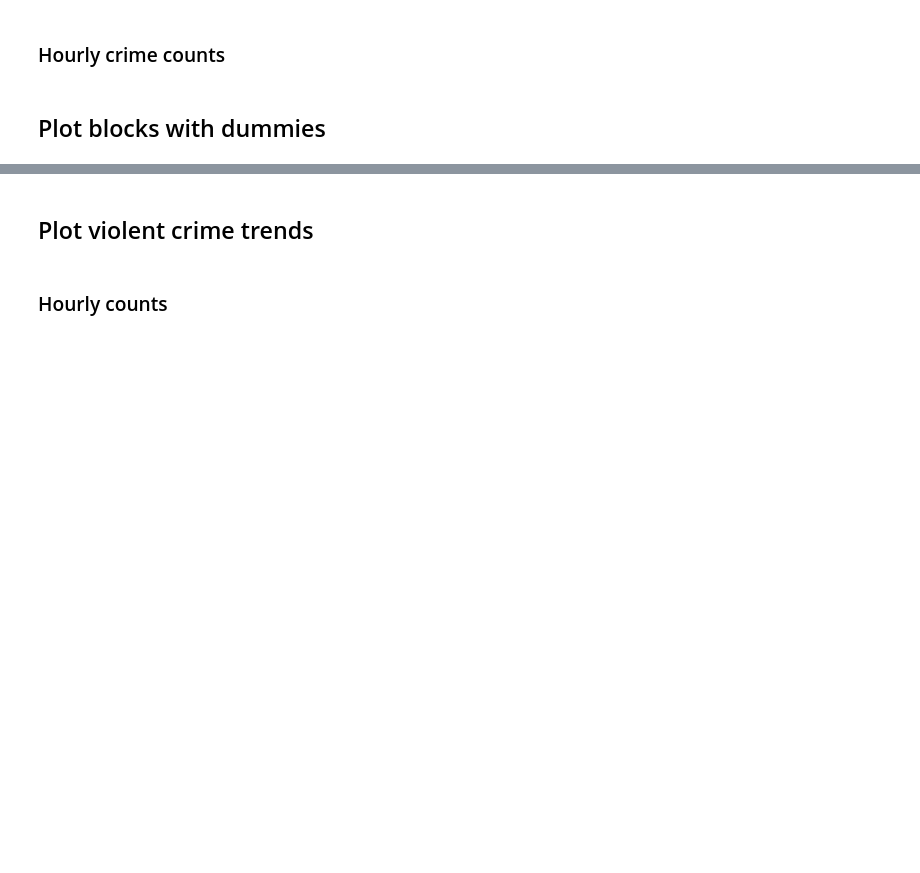
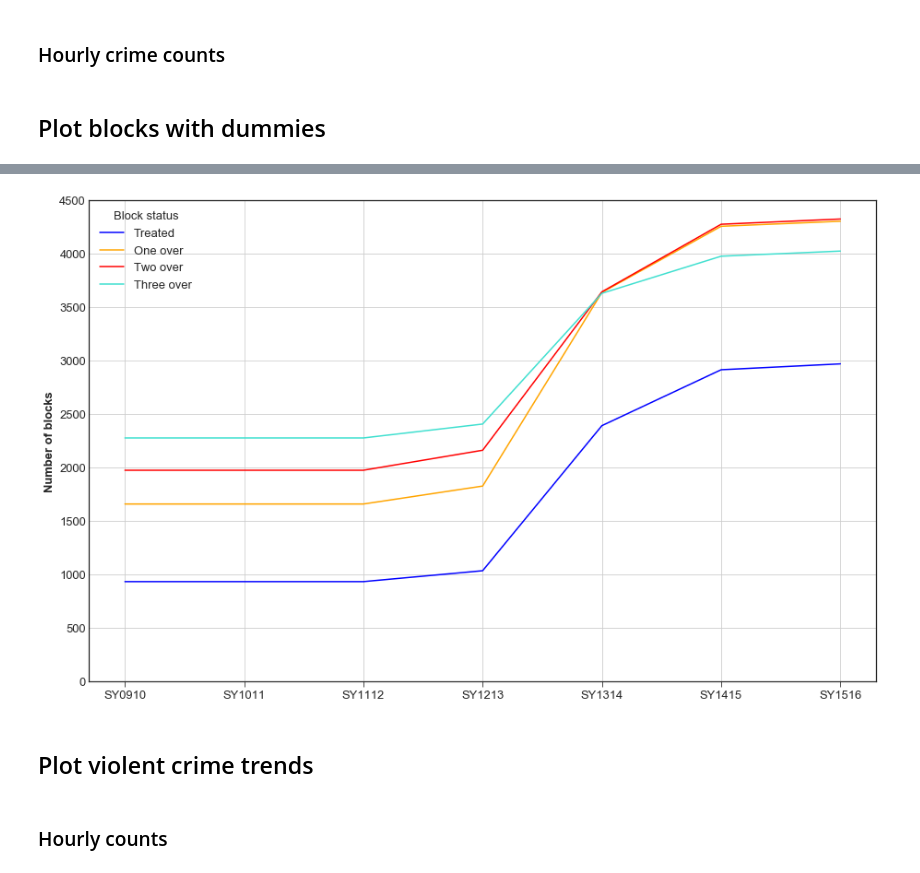
Before and after one commit to binste/chicago_safepassage_evaluation, a Jupyter notebook: notebooks/5_analysis/1.0-binste-analyze-crime-results-census-block-level.ipynb, the cells around one changed output, grey strips where cells are left out. Cells and saved outputs as stored; diff of their text form; code cells hidden in the pictures; blank space fills up the shorter version.

```diff
--- a/notebooks/5_analysis/1.0-binste-analyze-crime-results-census-block-level.ipynb
+++ b/notebooks/5_analysis/1.0-binste-analyze-crime-results-census-block-level.ipynb
@@ -451,3 +438,29 @@ save_to_jekyll(block_trend, 'block_trend')
+# %%
+def add_block_group_2(dummy_trend, ax, block_group, color):
+    ax.plot(
+        sorted(dummy_trend['school_year'].unique()),
+        dummy_trend.loc[dummy_trend['block_status'] == block_group, 'count']
+        .values,
+        label=block_group,
+        color=color)
+# %%
+fig, ax = plt.subplots()
+add_block_group_2(dummy_trend, ax, 'Treated', 'blue')
+add_block_group_2(dummy_trend, ax, 'One over', 'orange')
+add_block_group_2(dummy_trend, ax, 'Two over', 'red')
+add_block_group_2(dummy_trend, ax, 'Three over', 'turquoise')
+
+ax.grid(True)
+ax.set_ylim(0, 4500)
+ax.set_xlabel('')
+ax.set_ylabel('Number of blocks')
+
+ax.tick_params(axis='x', length=6, which='major')
+ax.legend(title='Block status', loc='upper left')
+plt.tight_layout()
+plt.savefig('../../docs/figures/blocktrend.png', dpi=800, transparent=True);
+# %% [output]
+[figure, added]
 # %% [markdown]
 ## Plot violent crime trends
 # %% [markdown]
```
Also changed, not shown: parts of 5 cells of this notebook, 4 other files.
